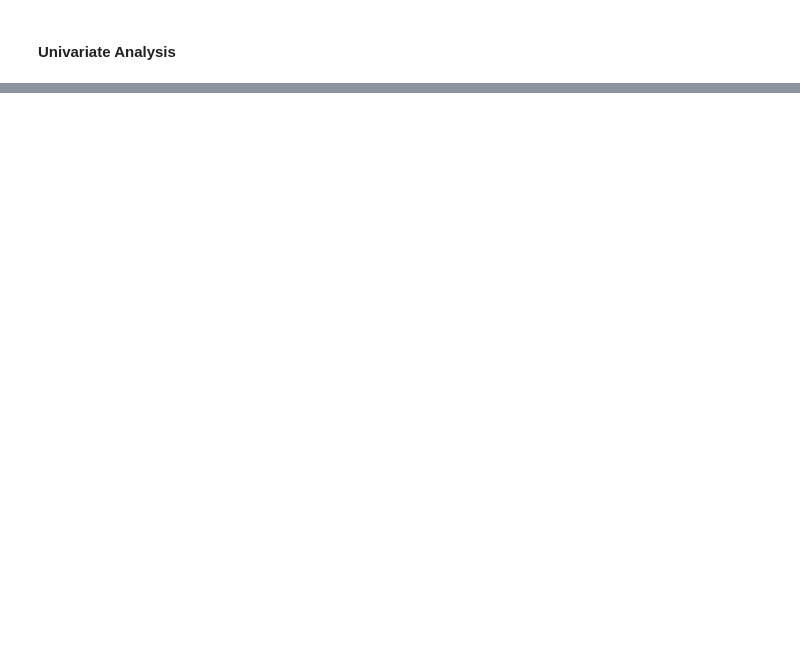
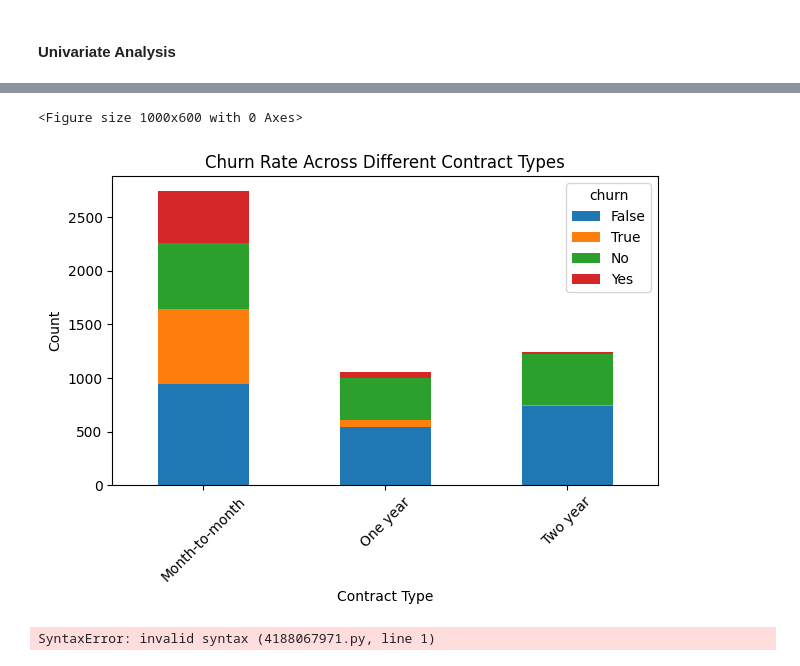
Before and after one commit to ZawadiLMG/Customer-Churn-Prediction, a Jupyter notebook: Notebooks/churn.ipynb, the cells around one changed output, grey strips where cells are left out. Cells and saved outputs as stored; diff of their text form; code cells hidden in the pictures; blank space fills up the shorter version.

```diff
--- a/Notebooks/churn.ipynb
+++ b/Notebooks/churn.ipynb
@@ -237,0 +406,21 @@ sns.kdeplot(data)
+# %%
+# Group the data by 'Contract' and 'Churn', and count the occurrences
+contract_churn_counts = df.groupby(['contract', 'churn']).size().unstack()
+
+# Plot the grouped bar chart
+plt.figure(figsize=(10, 6))
+contract_churn_counts.plot(kind='bar', stacked=True)
+plt.title('Churn Rate Across Different Contract Types')
+plt.xlabel('Contract Type')
+plt.ylabel('Count')
+plt.xticks(rotation=45)  # Rotate x-labels for better readability
+plt.legend(title='churn', loc='upper right')
+plt.tight_layout()
+plt.show()
+# %% [output]
+<Figure size 1000x600 with 0 Axes>
+[figure, added]
+# %%
+Monthly Charges and Churning
+# %% [output]
+SyntaxError: invalid syntax (4188067971.py, line 1)
```
Also changed, not shown: parts of 24 cells of this notebook, 1 other file.
